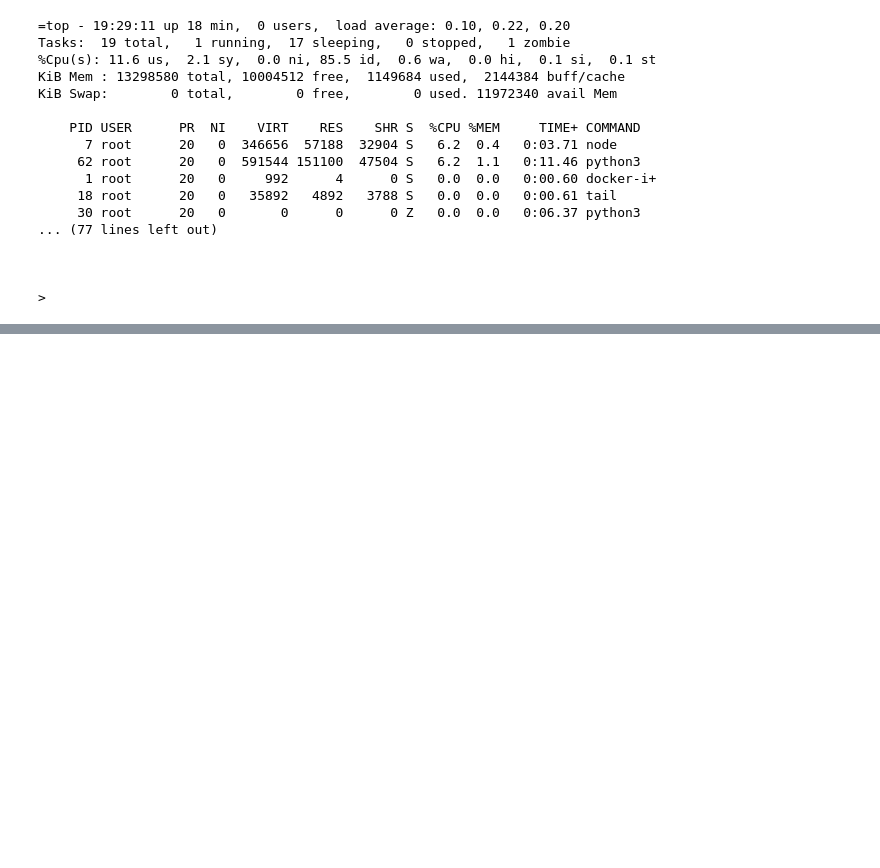
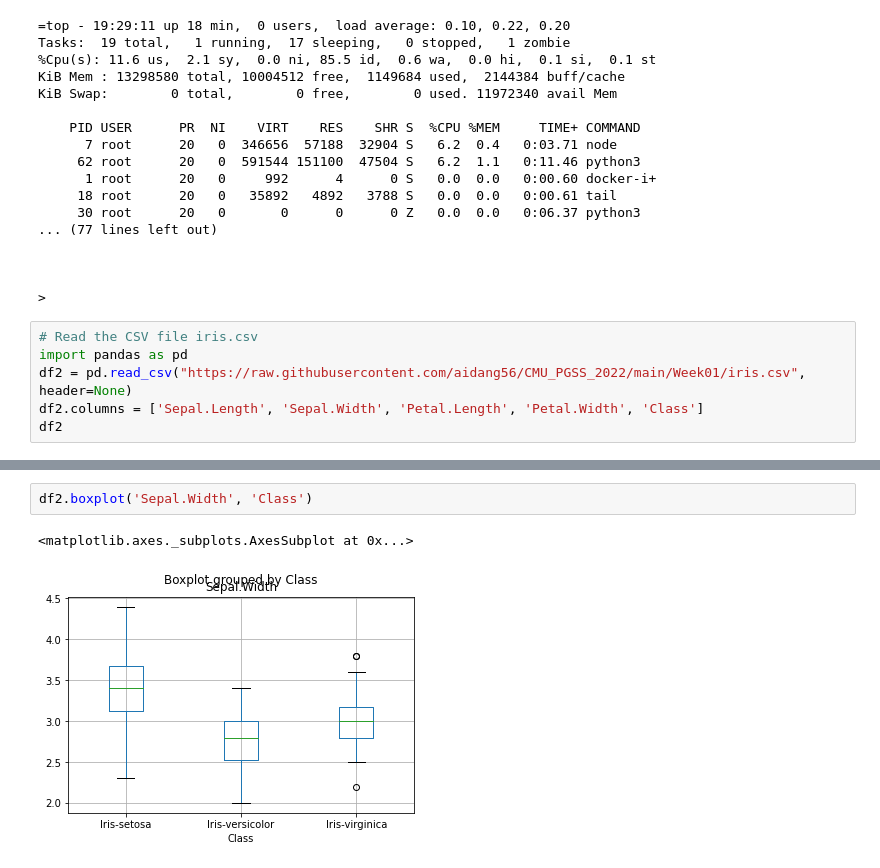
Before and after one commit to aidang56/CMU_PGSS_2022, a Jupyter notebook: Week01/MyFirstNotebook.ipynb, the cells around one changed output, grey strips where cells are left out. Drawn from its saved outputs; the diff is of its cells as text; blank space fills up the shorter version.

```diff
--- a/Week01/MyFirstNotebook.ipynb
+++ b/Week01/MyFirstNotebook.ipynb
@@ -46,3 +46,9 @@ KiB Swap:        0 total,        0 free,        0 used. 11972340 avail Mem
 
 
 >
+# %%
+# Read the CSV file iris.csv
+import pandas as pd
+df2 = pd.read_csv("https://raw.githubusercontent.com/aidang56/CMU_PGSS_2022/main/Week01/iris.csv", header=None)
+df2.columns = ['Sepal.Length', 'Sepal.Width', 'Petal.Length', 'Petal.Width', 'Class']
+df2
@@ -48,0 +88,5 @@ KiB Swap:        0 total,        0 free,        0 used. 11972340 avail Mem
+# %%
+df2.boxplot('Sepal.Width', 'Class')
+# %% [output]
+<matplotlib.axes._subplots.AxesSubplot at 0x...>
+[figure, added]
```
Also changed, not shown: parts of 5 cells of this notebook.
